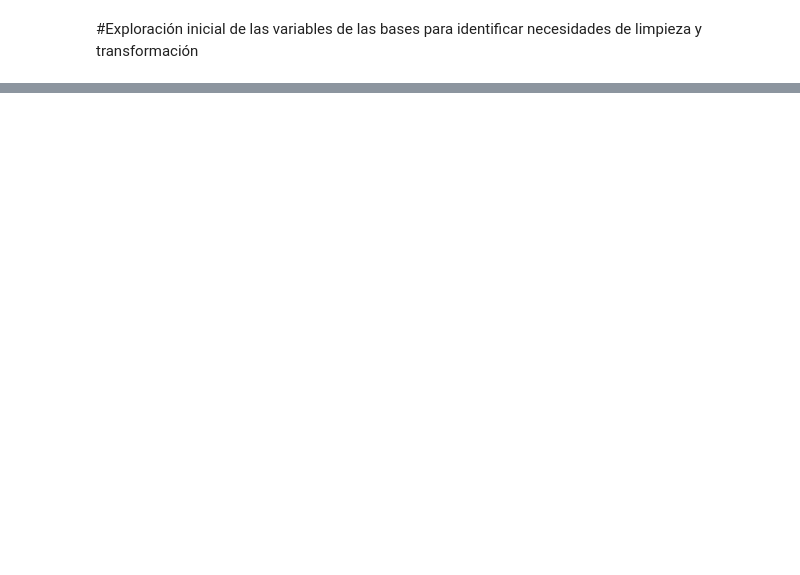
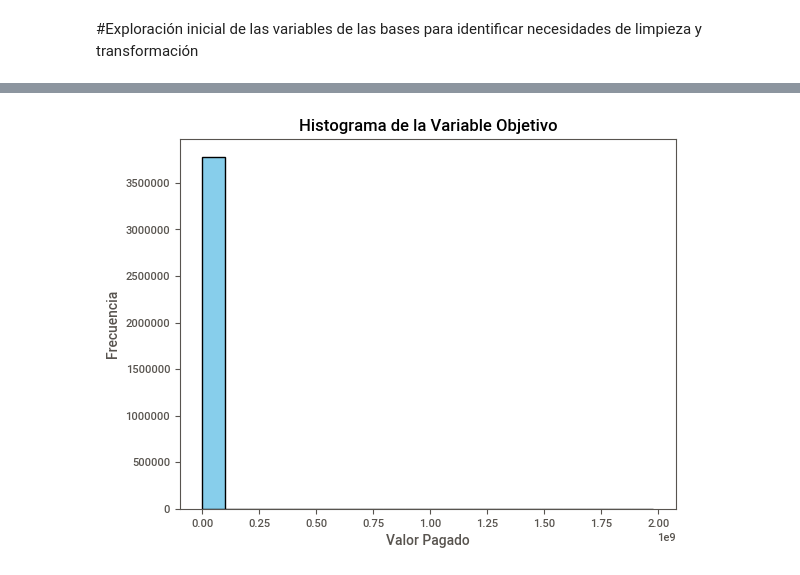
Before and after one commit to veronica1908/FINANZAS_E4_AIII, a Jupyter notebook: b_Limpieza_Transformacion_A_Exploratorio.ipynb, the cells around one changed output, grey strips where cells are left out. Cells and saved outputs as stored; diff of their text form; code cells hidden in the pictures; blank space fills up the shorter version.

```diff
--- a/b_Limpieza_Transformacion_A_Exploratorio.ipynb
+++ b/b_Limpieza_Transformacion_A_Exploratorio.ipynb
@@ -177,0 +202,3 @@ rgd.show_notebook()
+# %%
+# Eliminar los registros con valor -1 en la columna 'Mujer'
+bd_sociodem.drop(bd_sociodem[bd_sociodem['Mujer'] == -1].index, inplace=True)
@@ -183,0 +351,11 @@ rgd.show_notebook()
+# %%
+#Crear la variable edad a partir de la fecha de nacimiento, con respecto al 31 de diciembre de 2019.
+# Convertir la columna 'FechaNacimiento' al formato de fecha
+base_final['FechaNacimiento'] = pd.to_datetime(base_final['FechaNacimiento'], format='%d/%m/%Y')
+
+# Calcular la edad al 31 de diciembre de 2019
+fecha_referencia = datetime(2019, 12, 31)
+base_final['Edad'] = base_final['FechaNacimiento'].apply(lambda x: fecha_referencia.year - x.year - ((fecha_referencia.month, fecha_referencia.day) < (x.month, x.day)))
+
+# Mostrar las primeras filas para verificar los resultados
+print(base_final.head())
@@ -183,0 +380,11 @@ rgd.show_notebook()
+# %%
+# Extraer mes y año de pago
+# Convertir la columna Mes_Pago a tipo datetime
+base_final['Mes_Pago'] = pd.to_datetime(base_final['Mes_Pago'], format='%Y%m')
+
+# Extraer el mes y el año por separado
+base_final['Mes pago'] = base_final['Mes_Pago'].dt.month
+base_final['Año pago'] = base_final['Mes_Pago'].dt.year
+
+# Mostrar las primeras filas para verificar los resultados
+print(base_final[['Mes_Pago', 'Mes pago', 'Año pago']].head())
@@ -183,0 +398,9 @@ rgd.show_notebook()
+# %%
+# Calcular la duración de la cobertura de salud - se calcula restando la fecha de cancelación (o la fecha de finalización de la póliza si no se ha cancelado) de la fecha de finalización de la póliza
+# Rellenar los valores faltantes en FECHA_CANCELACION con la fecha de finalización de la póliza
+base_final['FECHA_CANCELACION'].fillna(base_final['FECHA_FIN'], inplace=True)
+
+# Calcular la duración de la cobertura de salud
+base_final['Duracion_Cobertura'] = (base_final['FECHA_CANCELACION'] - base_final['FECHA_INICIO']).dt.days
+
+print(base_final[['FECHA_INICIO','FECHA_CANCELACION', 'FECHA_FIN', 'Duracion_Cobertura']].head())
@@ -183,0 +467,13 @@ rgd.show_notebook()
+# %%
+# Graficar histograma
+plt.hist(base_final['Valor_Pagado'], bins=20, color='skyblue', edgecolor='black')
+
+# Etiquetas y título
+plt.xlabel('Valor Pagado')
+plt.ylabel('Frecuencia')
+plt.title('Histograma de la Variable Objetivo')
+
+# Mostrar la gráfica
+plt.show()
+# %% [output]
+[figure, added]
```
Also changed, not shown: parts of 42 cells of this notebook.
